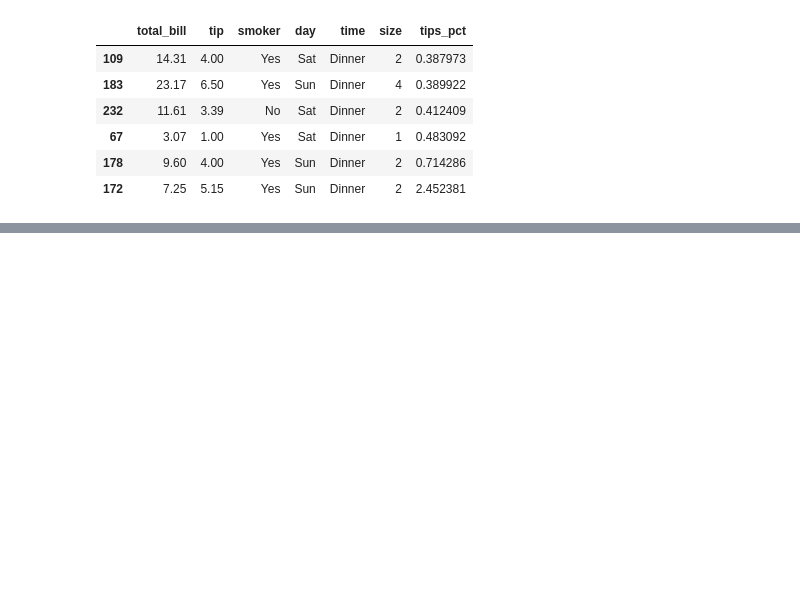
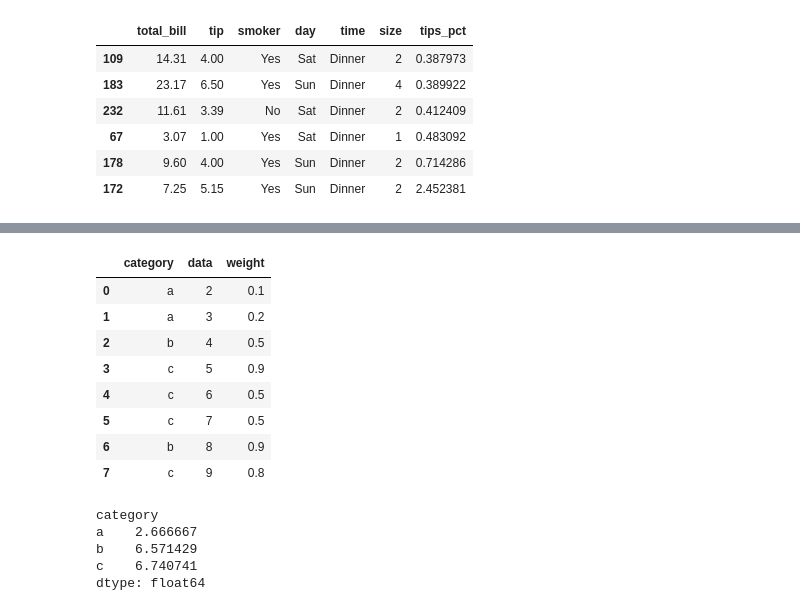
Before and after one commit to mohitsingh197/Jupyter_Notebooks, a Jupyter notebook: Python-Data-Aggregation-And-Grouping.ipynb, the cells around one changed output, grey strips where cells are left out. Drawn from its saved outputs; the diff is of its cells as text; code cells hidden in the pictures; blank space fills up the shorter version.

```diff
--- a/Python-Data-Aggregation-And-Grouping.ipynb
+++ b/Python-Data-Aggregation-And-Grouping.ipynb
@@ -336,0 +336,23 @@ tips.groupby('smoker').apply(top)
+# %%
+wa = pd.DataFrame({'data':[2,3,4,5,6,7,8,9],
+                  'weight': [0.1,0.2,0.5,0.9,0.5,0.5,0.9,0.8],
+                  'category':['a','a','b','c','c','c','b','c']})
+wa
+# %% [output]
+|  | category | data | weight |
+| 0 | a | 2 | 0.1 |
+| 1 | a | 3 | 0.2 |
+| 2 | b | 4 | 0.5 |
+| 3 | c | 5 | 0.9 |
+| 4 | c | 6 | 0.5 |
+| 5 | c | 7 | 0.5 |
+| 6 | b | 8 | 0.9 |
+| 7 | c | 9 | 0.8 |
+# %%
+wa.groupby('category').apply(lambda d: np.average(d['data'], weights=d['weight']))
+# %% [output]
+category
+a    2.666667
+b    6.571429
+c    6.740741
+dtype: float64
```
Also changed, not shown: parts of 1 cell of this notebook.
